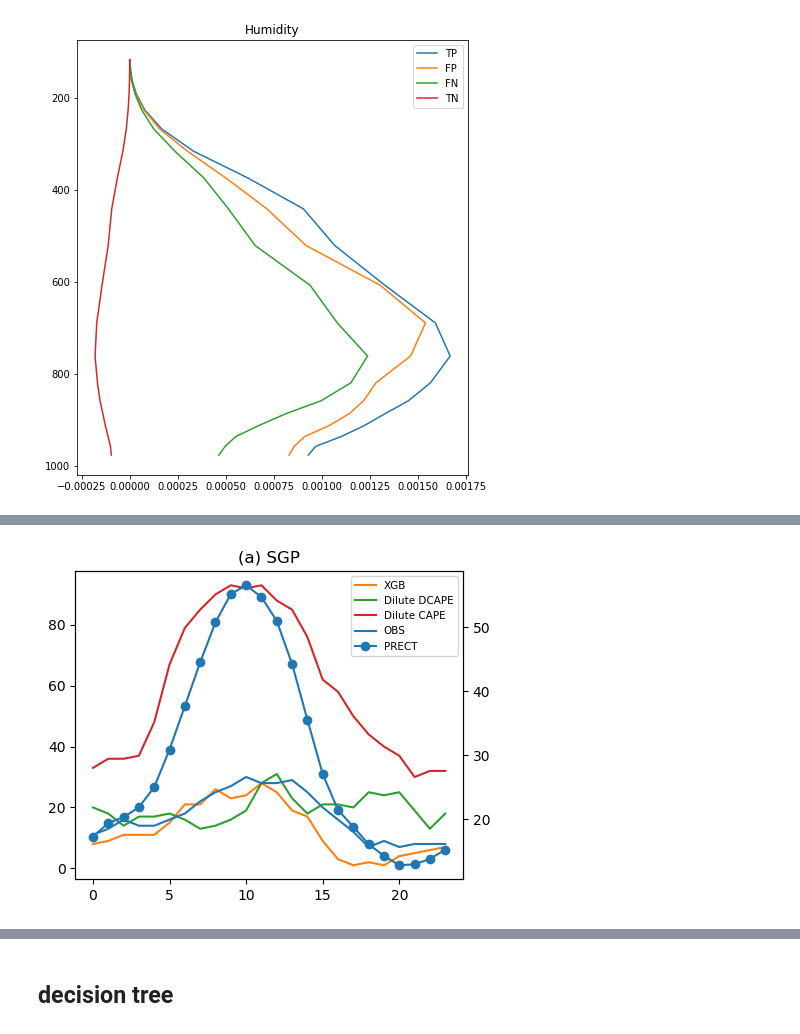
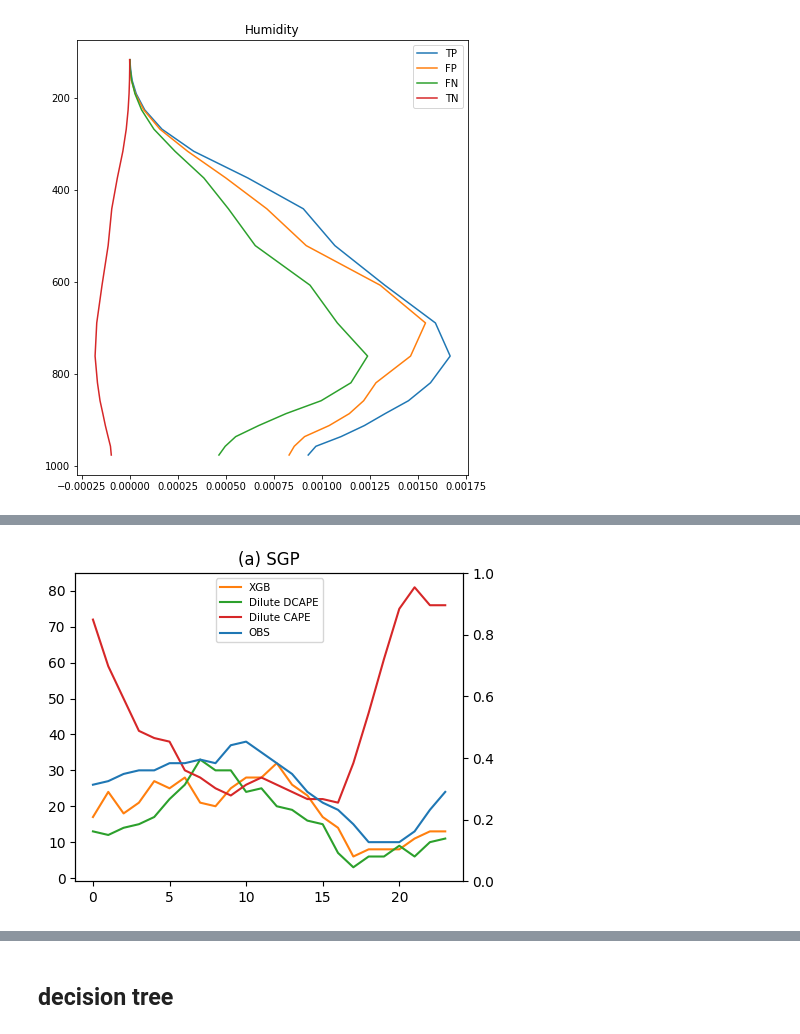
Before and after one commit to eexcalibur/ML_trigger, a Jupyter notebook: ML/trigger_ml_sgp.ipynb, the cells around one changed output, grey strips where cells are left out. Drawn from its saved outputs; the diff is of its cells as text; code cells hidden in the pictures.

```diff
--- a/ML/trigger_ml_sgp.ipynb
+++ b/ML/trigger_ml_sgp.ipynb
@@ -96,7 +172,7 @@ print(f1_scores)
 ### confusion report
 # %%
 trig_x_train,trig_x_test,trig_y_train,trig_y_test= train_test_split(trig_x, trig_y, test_size=0.2, random_state=20)
-xgb = XGBClassifier(n_estimators=600,silent=True, nthread=-1, max_depth=7,scale_pos_weight=3.5)
+xgb = XGBClassifier(n_estimators=600,silent=True, nthread=8, max_depth=7,scale_pos_weight=3.5)
 
 print(trig_y_test.shape)
 print(sum(trig_y_test))
@@ -513,0 +595,14 @@ for i in range(ts_x_test.shape[0]):
+# %%
+dataset_test = dataset.iloc[train_len:]
+print(dataset_test.shape)
+dataset_test_mler = dataset_test[((dataset_test['ddcape'] < 26) & (dataset_test['RHair'] < 87)) | (dataset_test['ddcape'] > 168)]
+print(dataset_test_mler.shape)
+
+mler_trigger = np.zeros([dataset_test_mler.shape[0]])
+print(dataset_test_mler.shape)
+
+for i in range(dataset_test_mler.shape[0]):
+    if dataset_test.iloc[i, 4] > 65:
+        mler_trigger[i] = 1
+
+dataset_test_mler['trigger'] = mler_trigger
@@ -514,11 +618,12 @@ for i in range(ts_x_test.shape[0]):
 # %%
-#dilute_cape = np.loadtxt("../../data/sgp/dilute_cape")
-#dilute_dcape = np.loadtxt("../../data/sgp/dilute_dcape")
-#undilute_dcape = np.loadtxt("../../data/sgp/undilute_dcape")
-#undilute_cape = np.loadtxt("../../data/sgp/undilute_cape")
+
+#dilute_cape_test = dilute_cape[train_len:]
+#dilute_dcape_test = dilute_dcape[train_len:]
+#undilute_dcape_test = undilute_dcape[train_len:]
+#undilute_cape_test = undilute_cape[train_len:]
 
 dilute_cape_test = dilute_cape[train_len:]
-dilute_dcape_test = dilute_dcape[train_len:]
+dilute_dcape_test = dilute_dcape[:train_len:]
 undilute_dcape_test = undilute_dcape[train_len:]
 undilute_cape_test = undilute_cape[train_len:]
 
@@ -593,6 +698,7 @@ diurnal_dc  = np.zeros(24)
 diurnal_udd  = np.zeros(24)
 diurnal_udc  = np.zeros(24)
 diurnal_obs  = np.zeros(24)
+diurnal_mler = np.zeros(24)
 
 prect_df = pd.concat([prect_test, hour_test], axis=1)
 xgboost_df  = pd.DataFrame({"pred":ts_y_pred, "hour":hour_test})
@@ -601,6 +707,8 @@ dc_df = pd.DataFrame({"pred":dilute_cape_pred, "hour":hour_test})
 udd_df = pd.DataFrame({"pred":undilute_dcape_pred, "hour":hour_test})
 udc_df = pd.DataFrame({"pred":undilute_cape_pred, "hour":hour_test})
 obs_df = pd.DataFrame({"pred":ts_y_test, "hour":hour_test})
+#mler_df = dataset_test_mler.loc[:,["trigger","hour"]]
+
 
 for i in range(24):
     diurnal_prect[i] = prect_df[prect_df.hour == i].sum().PRECT
@@ -608,37 +716,39 @@ for i in range(24):
     diurnal_dd[i]  = dd_df[dd_df.hour == i].sum().pred
     diurnal_dc[i]  = dc_df[dc_df.hour == i].sum().pred
     diurnal_udd[i]  = udd_df[udd_df.hour == i].sum().pred
     diurnal_udc[i]  = udc_df[udc_df.hour == i].sum().pred
     diurnal_obs[i]  = obs_df[obs_df.hour == i].sum().pred
+    #diurnal_mler[i] = mler_df[mler_df.hour == i].sum().trigger
 
 dilurnal_df = pd.DataFrame({"obs":diurnal_obs,"xgboost":diurnal_xgboost, "dilute_dcape":diurnal_dd,"dilute_cape":diurnal_dc
-                           })#"undilute_dcape":diurnal_udd, "undilute_cape":diurnal_udc})
+                           ,"mler":diurnal_mler})#"undilute_dcape":diurnal_udd, "undilute_cape":diurnal_udc})
 #ax1 = dilurnal_df.plot(figsize=(9,3))
 
 #ax2 = ax1.twinx()
 
 #ax2.plot(range(24), diurnal_prect, 'ro-', label="PRECT")
 #plt.bar(range(24), diurnal_xgboost, label="XGBoost")
 #plt.bar(range(24), diurnal_dd, label="dd")
 #ax2.legend(loc = 'upper right',fontsize=8)
 #plt.legend(loc = 'upper center',fontsize=8)
 #plt.savefig("figs/sgp_dilurnal.pdf")
 
 fig, ax1 = plt.subplots(figsize=(5,4))
 ax2 = ax1.twinx()
 ax1.plot(diurnal_xgboost, color="tab:orange", label="XGB")
 ax1.plot(diurnal_dd, color="tab:green", label="Dilute DCAPE")
 ax1.plot(diurnal_dc, color="tab:red", label="Dilute CAPE")
 ax1.plot(diurnal_obs, color="tab:blue", label="OBS")
+#ax1.plot(diurnal_mler, color="tab:gray", label="MLER")
 
-ax2.plot(diurnal_prect,'o-', color="tab:blue")
-ax1.plot(np.nan, 'o-', color="tab:blue", label='PRECT')
+#ax2.plot(diurnal_prect,'o-', color="tab:blue")
+#ax1.plot(np.nan, 'o-', color="tab:blue", label='PRECT')
 plt.title("(a) SGP")
 
 ax1.legend(fontsize=7.5)
 plt.savefig("figs/sgp_dilurnal.pdf")
 # %% [output]
-[figure, old version]
+[figure, new version]
 # %%
 
 
```
Also changed, not shown: parts of 13 cells of this notebook, 11 other files.
